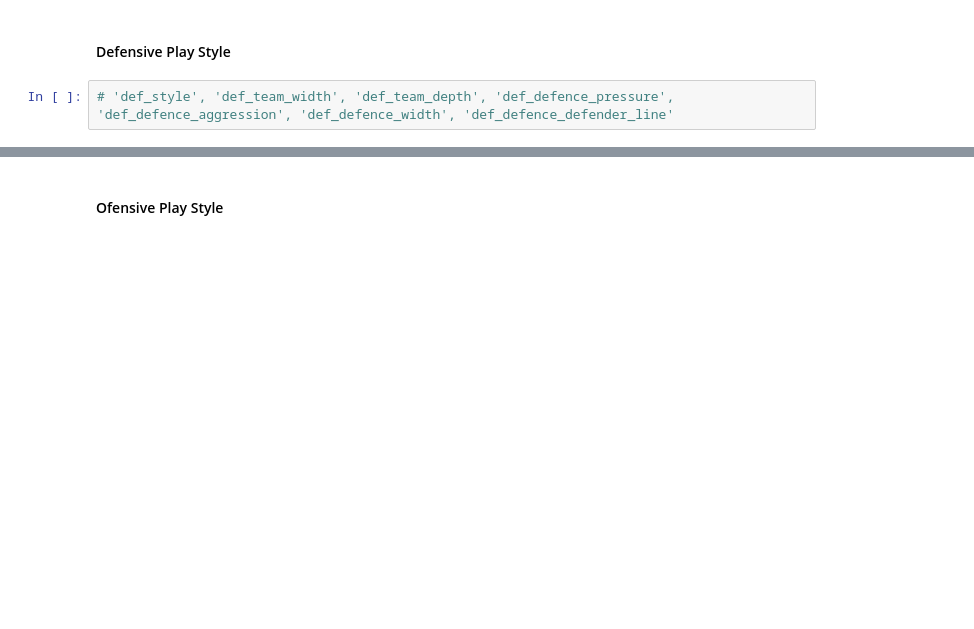
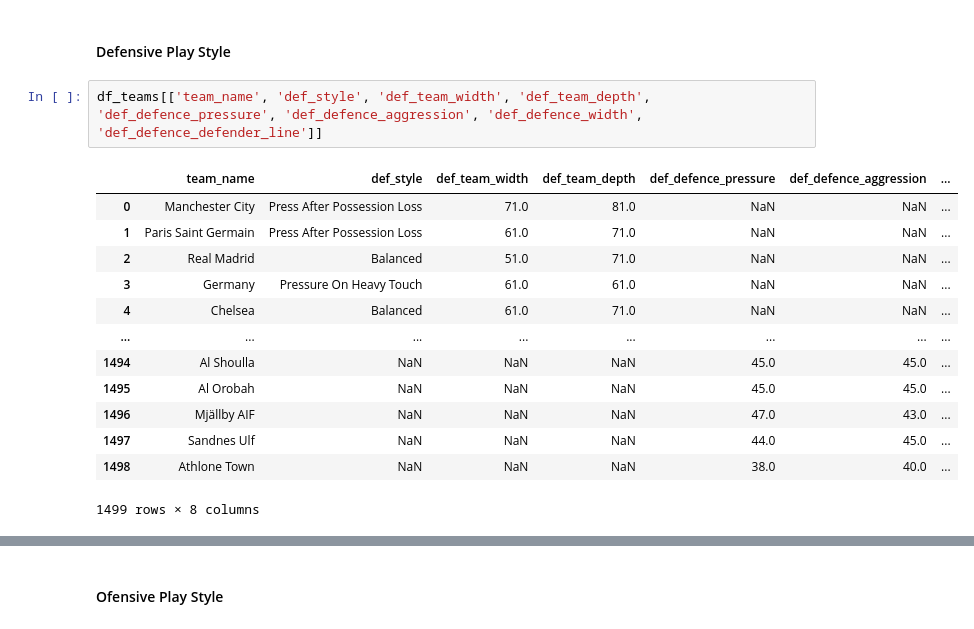
Before and after one commit to Tomaslopera/Fifa_Analysis, a Jupyter notebook: fifa23_analysis.ipynb, the cells around one changed output, grey strips where cells are left out. Saved outputs shown, nothing was run; the diff lists cells and outputs as text; blank space fills up the shorter version.

```diff
--- a/fifa23_analysis.ipynb
+++ b/fifa23_analysis.ipynb
@@ -230,4 +230,18 @@ memory usage: 433.4+ KB
 # %% [markdown]
 #### Defensive Play Style
 # %%
-# 'def_style', 'def_team_width', 'def_team_depth', 'def_defence_pressure', 'def_defence_aggression', 'def_defence_width', 'def_defence_defender_line'
+df_teams[['team_name', 'def_style', 'def_team_width', 'def_team_depth', 'def_defence_pressure', 'def_defence_aggression', 'def_defence_width', 'def_defence_defender_line']]
+# %% [output]
+|  | team_name | def_style | def_team_width | def_team_depth | def_defence_pressure | def_defence_aggression | ... |
+| 0 | Manchester City | Press After Possession Loss | 71.0 | 81.0 | NaN | NaN | ... |
+| 1 | Paris Saint Germain | Press After Possession Loss | 61.0 | 71.0 | NaN | NaN | ... |
+| 2 | Real Madrid | Balanced | 51.0 | 71.0 | NaN | NaN | ... |
+| 3 | Germany | Pressure On Heavy Touch | 61.0 | 61.0 | NaN | NaN | ... |
+| 4 | Chelsea | Balanced | 61.0 | 71.0 | NaN | NaN | ... |
+| ... | ... | ... | ... | ... | ... | ... | ... |
+| 1494 | Al Shoulla | NaN | NaN | NaN | 45.0 | 45.0 | ... |
+| 1495 | Al Orobah | NaN | NaN | NaN | 45.0 | 45.0 | ... |
+| 1496 | Mjällby AIF | NaN | NaN | NaN | 47.0 | 43.0 | ... |
+| 1497 | Sandnes Ulf | NaN | NaN | NaN | 44.0 | 45.0 | ... |
+| 1498 | Athlone Town | NaN | NaN | NaN | 38.0 | 40.0 | ... |
+1499 rows × 8 columns
```
Also changed, not shown: parts of 7 cells of this notebook.
